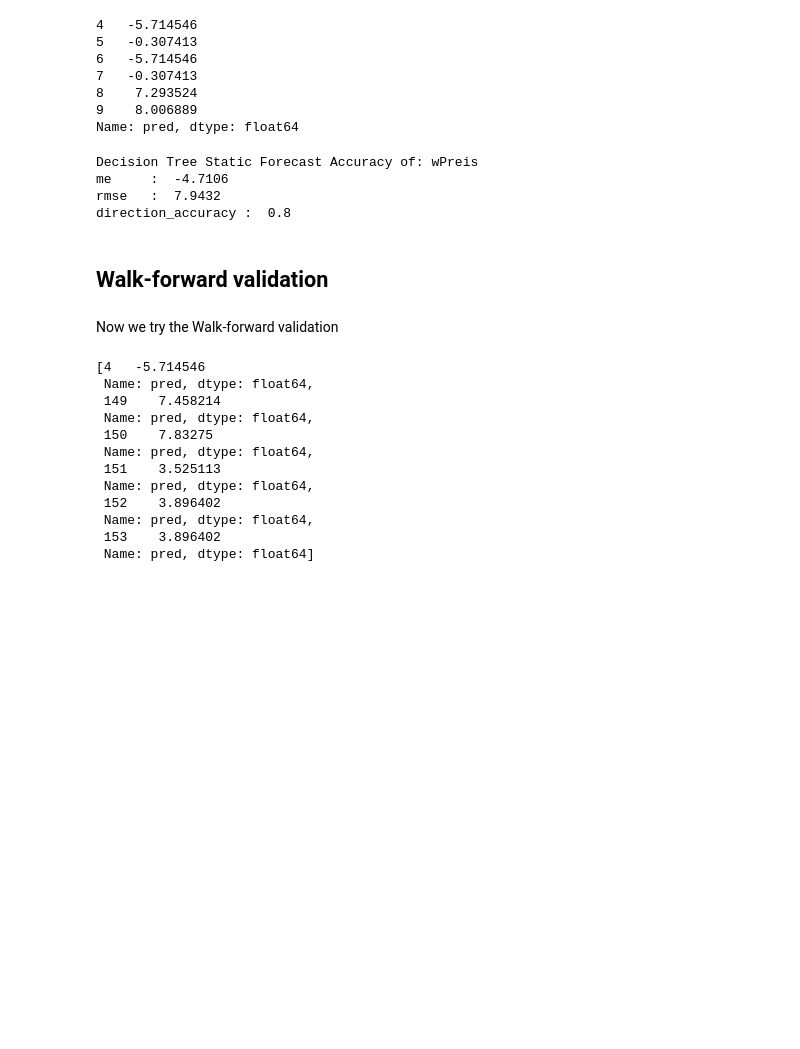
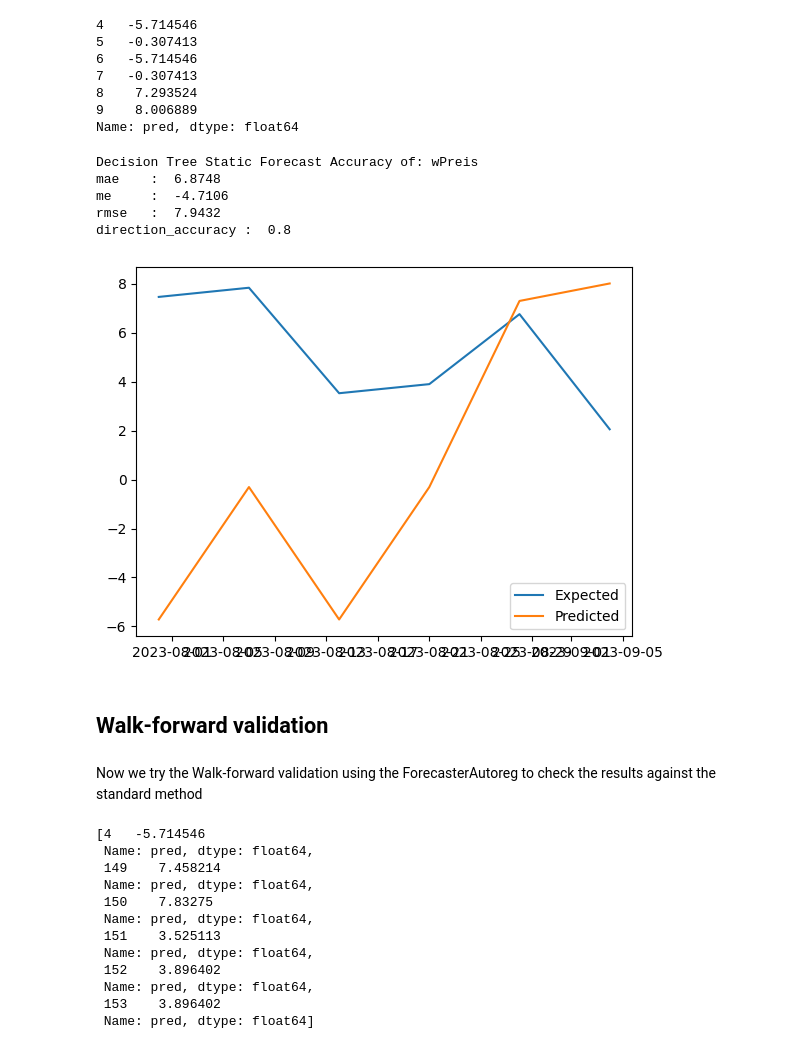
Before and after one commit to surajkarak/thesis, a Jupyter notebook: 2. DecisionTree_Test.ipynb, the cells around one changed output. Saved outputs shown, nothing was run; the diff lists cells and outputs as text; code cells hidden in the pictures; blank space fills up the shorter version.

```diff
--- a/2. DecisionTree_Test.ipynb
+++ b/2. DecisionTree_Test.ipynb
@@ -82,6 +309,7 @@ predicted_test
 Name: pred, dtype: float64
 # %%
 def forecast_accuracy(forecast, actual):
+      error = mean_absolute_error(actual, forecast) # MAE
       me = np.mean(forecast - actual)             # ME
       rmse = np.mean((forecast - actual)**2)**.5  # RMSE
       # Direction accuracy
@@ -89,24 +317,33 @@ def forecast_accuracy(forecast, actual):
       actual_diff = np.diff(actual)
       direction_accuracy = np.mean(np.sign(forecast_diff) == np.sign(actual_diff))
 
-      return {'me': me, 'rmse': rmse, 'direction_accuracy': direction_accuracy}
+      return {'mae': error, 'me': me, 'rmse': rmse, 'direction_accuracy': direction_accuracy}
 # %%
 predicted_test.index = df_test.index
 # %%
 def adjust(val, length= 6): return str(val).ljust(length) # length
 print('Decision Tree Static Forecast Accuracy of: wPreis')
 accuracy_prod = forecast_accuracy(predicted_test, df_test['wPreis'])
 for k, v in accuracy_prod.items():
     print(adjust(k), ': ', round(v,4))
+
+
+# plot expected vs preducted
+plt.plot(df_test['wPreis'], label='Expected')
+plt.plot(predicted_test, label='Predicted')
+plt.legend()
+plt.show()
 # %% [output]
 Decision Tree Static Forecast Accuracy of: wPreis
+mae    :  6.8748
 me     :  -4.7106
 rmse   :  7.9432
 direction_accuracy :  0.8
+[figure, added]
 # %% [markdown]
 ## Walk-forward validation
 # %% [markdown]
-Now we try the Walk-forward validation
+Now we try the Walk-forward validation using the ForecasterAutoreg to check the results against the standard method
 # %%
 history = y_train
 # %%
```
Also changed, not shown: parts of 31 cells of this notebook, 5 other files.
